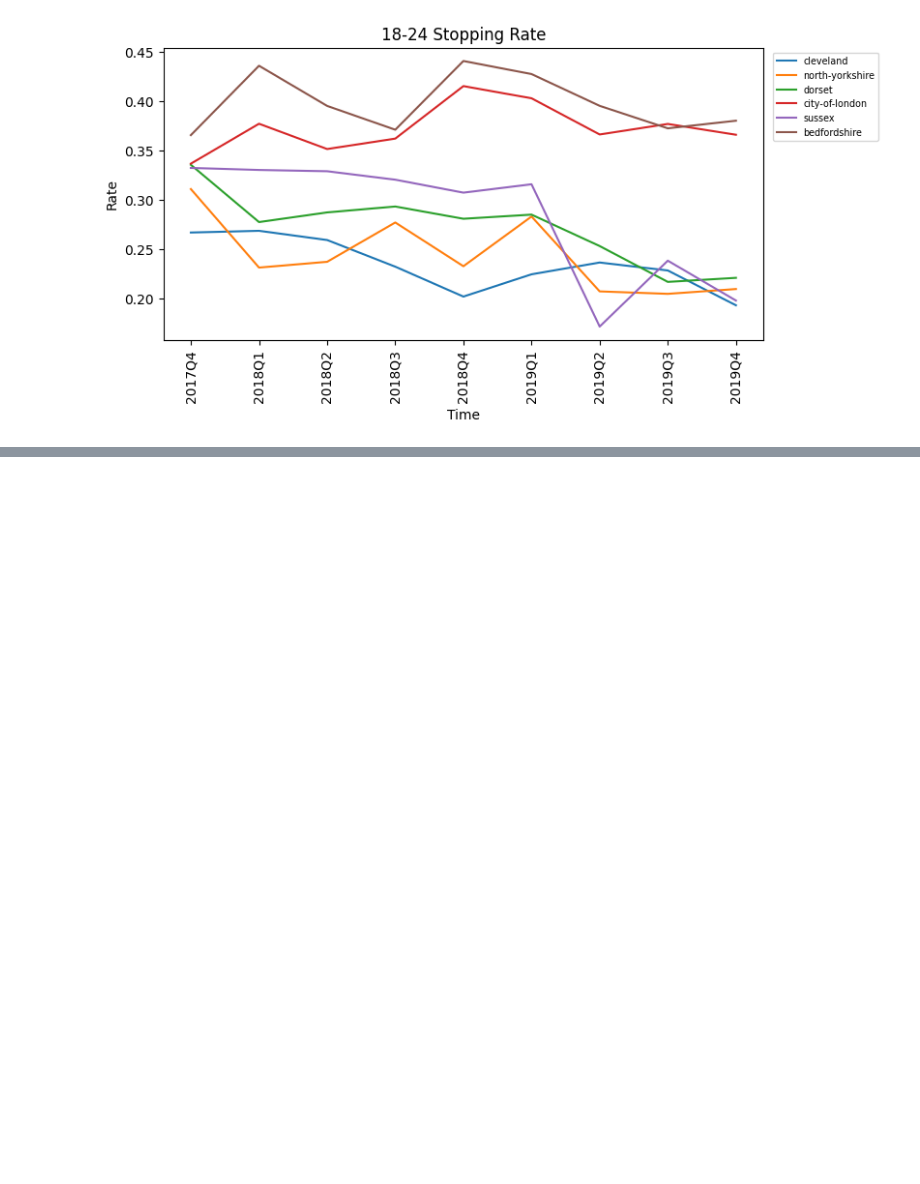
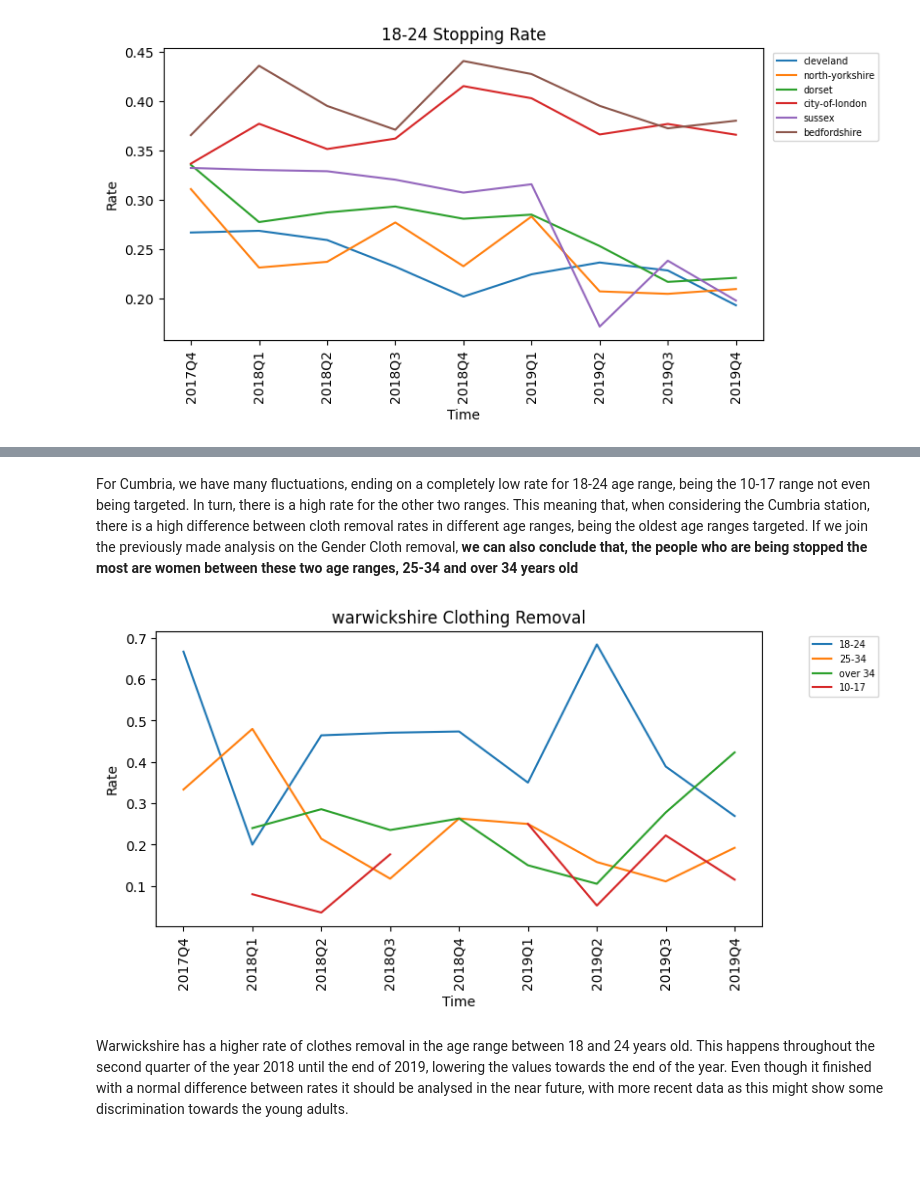
Before and after one commit to dbsousa01/Batch4-Capstone, a Jupyter notebook: Discrimination_EDA.ipynb, the cells around one changed output, grey strips where cells are left out. Saved outputs shown, nothing was run; the diff lists cells and outputs as text; code cells hidden in the pictures; blank space fills up the shorter version.

```diff
--- a/Discrimination_EDA.ipynb
+++ b/Discrimination_EDA.ipynb
@@ -653,0 +749,10 @@ plot_station_over_time(df_age, ["cleveland", "north-yorkshire", "dorset", "city-
+# %% [markdown]
+For Cumbria, we have many fluctuations, ending on a completely low rate for 18-24 age range, being the 10-17 range not even being targeted. In turn, there is a high rate for the other two ranges. This meaning that, when considering the Cumbria station, there is a high difference between cloth removal rates in different age ranges, being the oldest age ranges targeted. If we join the previously made analysis on the Gender Cloth removal, **we can also conclude that, the people who are being stopped the most are women between these two age ranges, 25-34 and over 34 years old**
+# %%
+plot_remove_station_over_time(df_age_clothes, ["warwickshire"], date_column='year-quarter', sensitive_col = "Age range", sens_value=df_age_clothes["Age range"].unique())
+# %% [output]
+[figure, added]
+# %% [markdown]
+Warwickshire has a higher rate of clothes removal in the age range between 18 and 24 years old. This happens throughout the second quarter of the year 2018 until the end of 2019, lowering the values towards the end of the year. Even though it finished with a normal difference between rates it should be analysed in the near future, with more recent data as this might show some discrimination towards the young adults.
+# %% [markdown]
+#
```
Also changed, not shown: parts of 15 cells of this notebook.
